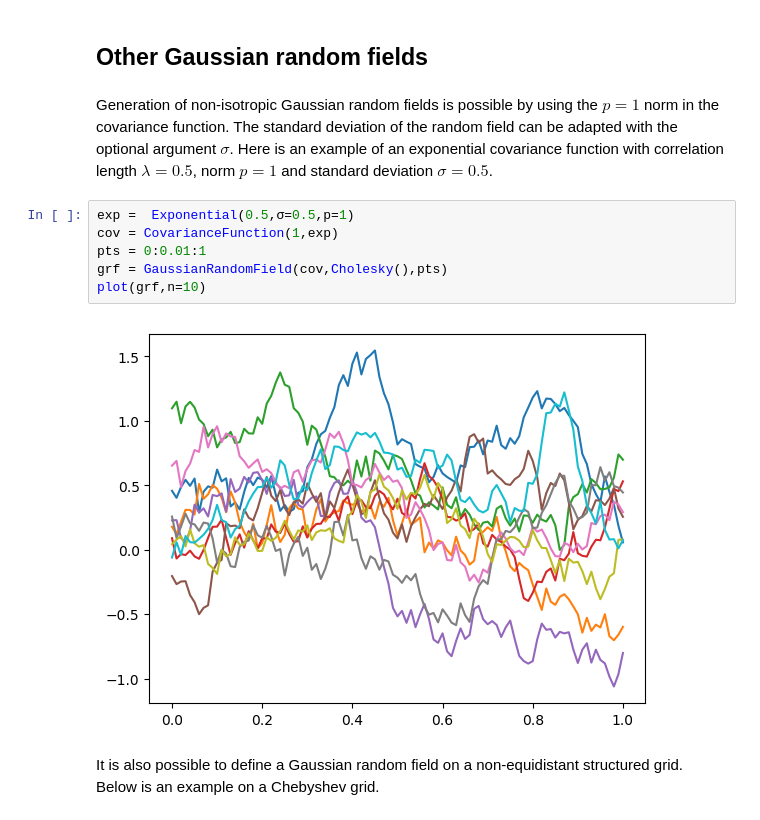
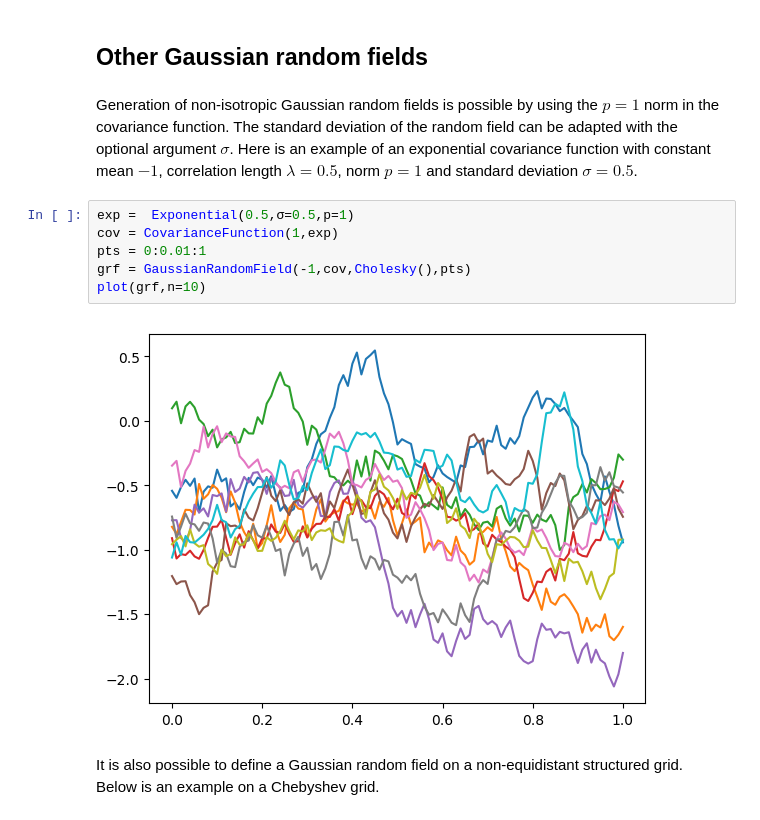
Before and after one commit to PieterjanRobbe/GaussianRandomFields.jl, a Jupyter notebook: tutorial/tutorial.ipynb, the cells around one changed output. Drawn from its saved outputs; the diff is of its cells as text.

```diff
--- a/tutorial/tutorial.ipynb
+++ b/tutorial/tutorial.ipynb
@@ -197,15 +197,15 @@ println("--------------------------")
 # %% [markdown]
 ## Other Gaussian random fields
 # %% [markdown]
-Generation of non-isotropic Gaussian random fields is possible by using the $p=1$ norm in the covariance function. The standard deviation of the random field can be adapted with the optional argument $\sigma$. Here is an example of an exponential covariance function with correlation length $\lambda=0.5$, norm $p=1$ and standard deviation $\sigma=0.5$.
+Generation of non-isotropic Gaussian random fields is possible by using the $p=1$ norm in the covariance function. The standard deviation of the random field can be adapted with the optional argument $\sigma$. Here is an example of an exponential covariance function with constant mean $-1$, correlation length $\lambda=0.5$, norm $p=1$ and standard deviation $\sigma=0.5$.
 # %%
 exp =  Exponential(0.5,σ=0.5,p=1)
 cov = CovarianceFunction(1,exp)
 pts = 0:0.01:1
-grf = GaussianRandomField(cov,Cholesky(),pts)
+grf = GaussianRandomField(-1,cov,Cholesky(),pts)
 plot(grf,n=10)
 # %% [output]
-[figure, old version]
+[figure, new version]
 # %% [markdown]
 It is also possible to define a Gaussian random field on a non-equidistant structured grid. Below is an example on a Chebyshev grid.
 # %%
```
Also changed, not shown: parts of 4 cells of this notebook, 10 other files.
